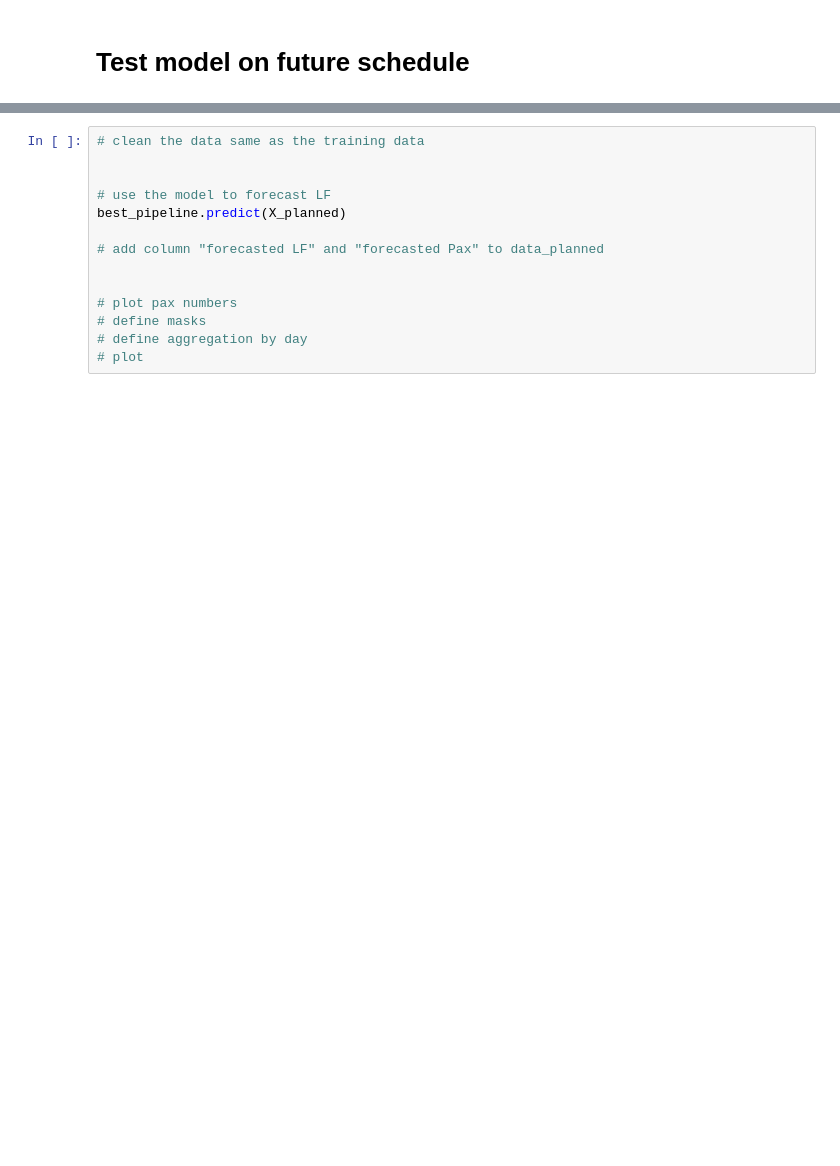
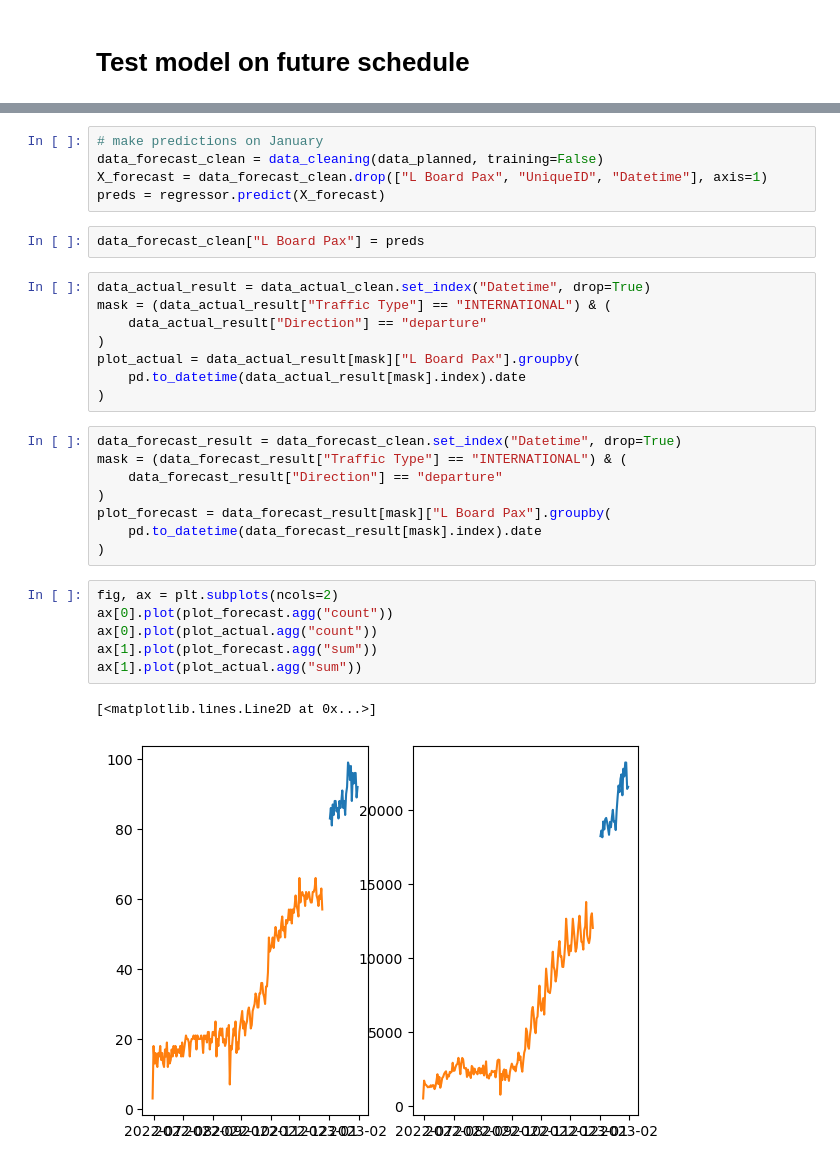
Before and after one commit to AntoineGlacet/forecasting, a Jupyter notebook: XGboost.ipynb, the cells around one changed output, grey strips where cells are left out. Drawn from its saved outputs; the diff is of its cells as text; blank space fills up the shorter version.

```diff
--- a/XGboost.ipynb
+++ b/XGboost.ipynb
@@ -206,14 +284,32 @@ print("model score: %.3f" % regressor.score(X_test, y_test))
-# %%
-# clean the data same as the training data
-
-
-# use the model to forecast LF
-best_pipeline.predict(X_planned)
-
-# add column "forecasted LF" and "forecasted Pax" to data_planned
-
-
-# plot pax numbers
-# define masks
-# define aggregation by day
-# plot
+# %%
+# make predictions on January
+data_forecast_clean = data_cleaning(data_planned, training=False)
+X_forecast = data_forecast_clean.drop(["L Board Pax", "UniqueID", "Datetime"], axis=1)
+preds = regressor.predict(X_forecast)
+# %%
+data_forecast_clean["L Board Pax"] = preds
+# %%
+data_actual_result = data_actual_clean.set_index("Datetime", drop=True)
+mask = (data_actual_result["Traffic Type"] == "INTERNATIONAL") & (
+    data_actual_result["Direction"] == "departure"
+)
+plot_actual = data_actual_result[mask]["L Board Pax"].groupby(
+    pd.to_datetime(data_actual_result[mask].index).date
+)
+# %%
+data_forecast_result = data_forecast_clean.set_index("Datetime", drop=True)
+mask = (data_forecast_result["Traffic Type"] == "INTERNATIONAL") & (
+    data_forecast_result["Direction"] == "departure"
+)
+plot_forecast = data_forecast_result[mask]["L Board Pax"].groupby(
+    pd.to_datetime(data_forecast_result[mask].index).date
+)
+# %%
+fig, ax = plt.subplots(ncols=2)
+ax[0].plot(plot_forecast.agg("count"))
+ax[0].plot(plot_actual.agg("count"))
+ax[1].plot(plot_forecast.agg("sum"))
+ax[1].plot(plot_actual.agg("sum"))
+# %% [output]
+[<matplotlib.lines.Line2D at 0x...>]
+[figure, added]
```
Also changed, not shown: parts of 11 cells of this notebook.
